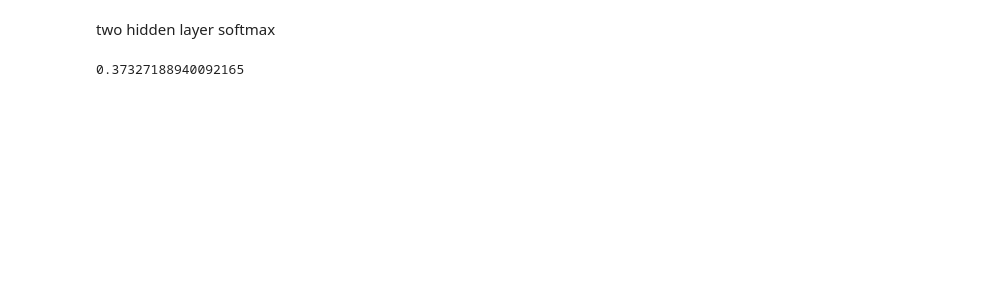
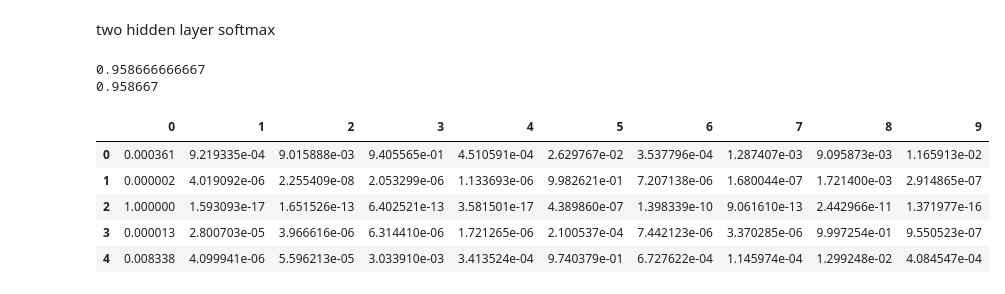
Before and after one commit to rhouck/nn_port, a Jupyter notebook: train model.ipynb, the cells around one changed output. Cells and saved outputs as stored; diff of their text form; code cells hidden in the pictures; blank space fills up the shorter version.

```diff
--- a/train model.ipynb
+++ b/train model.ipynb
@@ -148,5 +82,0 @@ accuracy = tf.reduce_mean(tf.cast(correct_prediction, tf.float32))
-# %%
-acc = sess.run(correct_prediction, feed_dict={x: Xs, y_: ys})
-(sum(acc) * 1.) / len(acc)
-# %% [output]
-0.37327188940092165
@@ -152,0 +85,14 @@ acc = sess.run(correct_prediction, feed_dict={x: Xs, y_: ys})
+# %%
+probs, labels = train_nn_softmax(Xs, ys, mnist, 100, 200, [128, 32])
+# %% [output]
+0.958666666667
+0.958667
+# %%
+pd.DataFrame(probs).head()
+# %% [output]
+|  | 0 | 1 | 2 | 3 | 4 | 5 | 6 | 7 | 8 | 9 |
+| 0 | 0.000361 | 9.219335e-04 | 9.015888e-03 | 9.405565e-01 | 4.510591e-04 | 2.629767e-02 | 3.537796e-04 | 1.287407e-03 | 9.095873e-03 | 1.165913e-02 |
+| 1 | 0.000002 | 4.019092e-06 | 2.255409e-08 | 2.053299e-06 | 1.133693e-06 | 9.982621e-01 | 7.207138e-06 | 1.680044e-07 | 1.721400e-03 | 2.914865e-07 |
+| 2 | 1.000000 | 1.593093e-17 | 1.651526e-13 | 6.402521e-13 | 3.581501e-17 | 4.389860e-07 | 1.398339e-10 | 9.061610e-13 | 2.442966e-11 | 1.371977e-16 |
+| 3 | 0.000013 | 2.800703e-05 | 3.966616e-06 | 6.314410e-06 | 1.721265e-06 | 2.100537e-04 | 7.442123e-06 | 3.370285e-06 | 9.997254e-01 | 9.550523e-07 |
+| 4 | 0.008338 | 4.099941e-06 | 5.596213e-05 | 3.033910e-03 | 3.413524e-04 | 9.740379e-01 | 6.727622e-04 | 1.145974e-04 | 1.299248e-02 | 4.084547e-04 |
```
Also changed, not shown: parts of 26 cells of this notebook, 2 other files.
